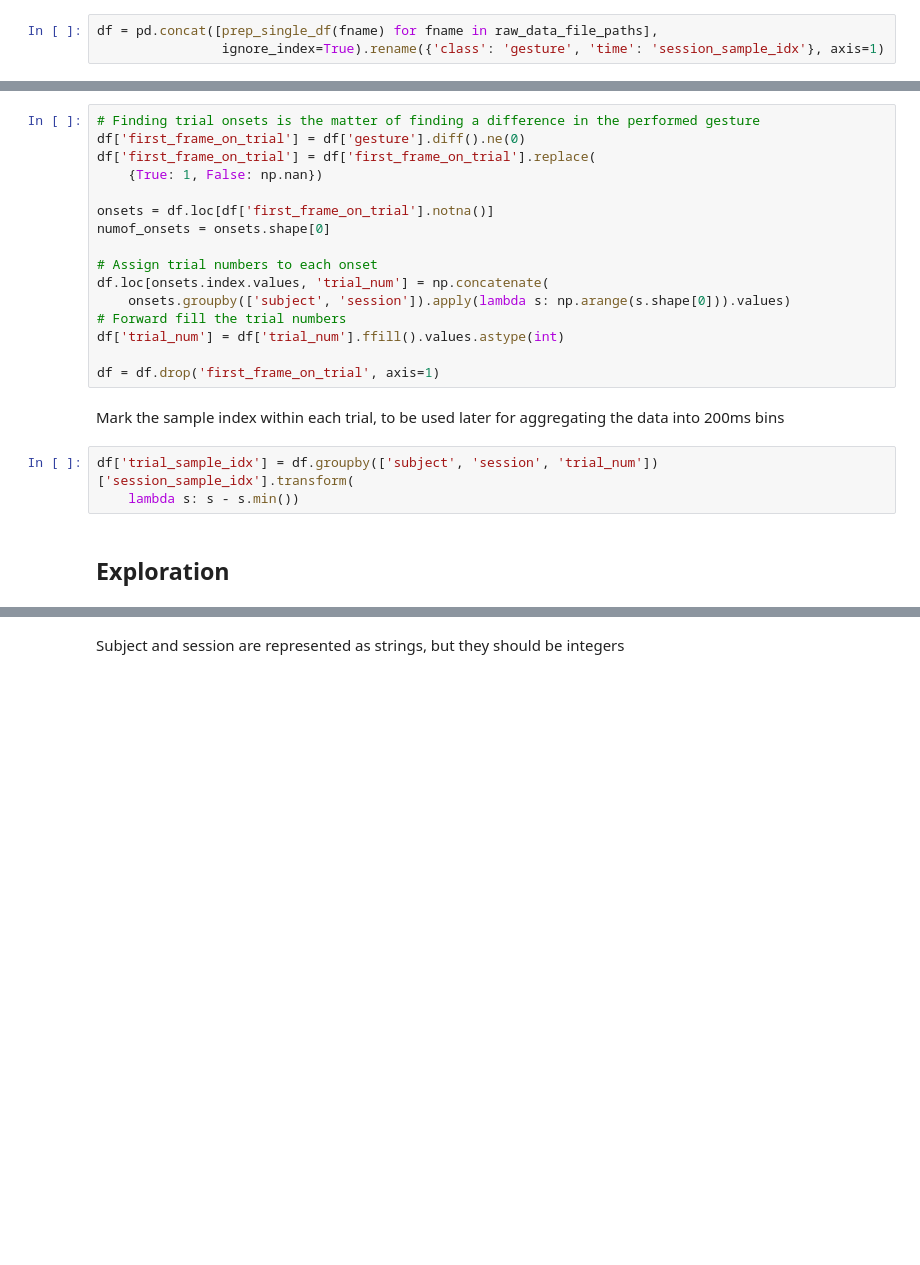
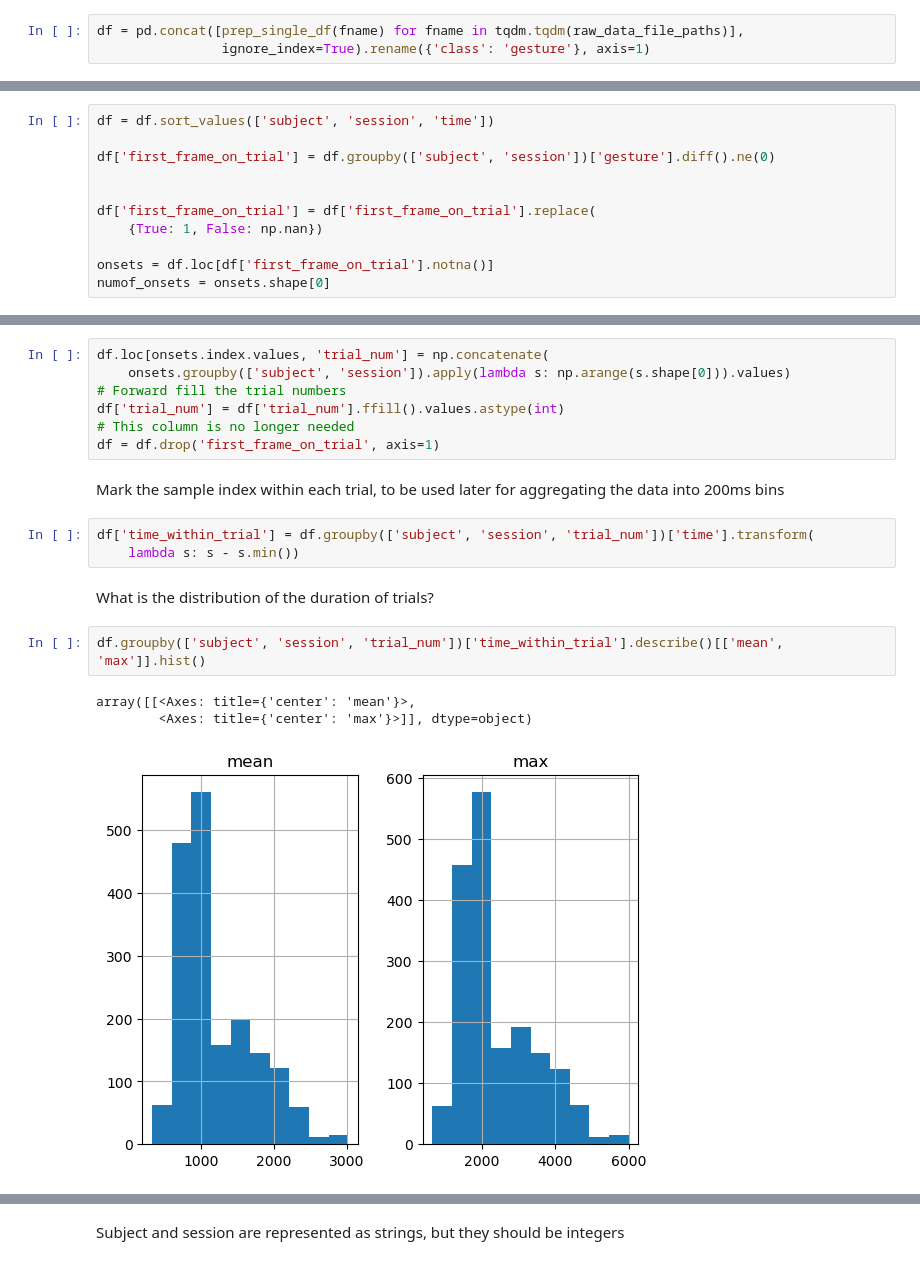
Before and after one commit to EitanHemed/emg-gestures, a Jupyter notebook: notebooks/preperation-exploration.ipynb, the cells around one changed output, grey strips where cells are left out. Saved outputs shown, nothing was run; the diff lists cells and outputs as text; blank space fills up the shorter version.

```diff
--- a/notebooks/preperation-exploration.ipynb
+++ b/notebooks/preperation-exploration.ipynb
@@ -93,7 +121,7 @@ Supported by the Ministry of Education and Science of the Russian Federation in
 # %%
 raw_data_file_paths = glob.glob('../input-data/*/*.txt')
 # %%
-df = pd.concat([prep_single_df(fname) for fname in raw_data_file_paths],
-                ignore_index=True).rename({'class': 'gesture', 'time': 'session_sample_idx'}, axis=1)
+df = pd.concat([prep_single_df(fname) for fname in tqdm.tqdm(raw_data_file_paths)],
+                ignore_index=True).rename({'class': 'gesture'}, axis=1)
 # %% [markdown]
 ## Wrangling and tidying
@@ -101,0 +146,11 @@ Partition each session into trials, where on each trial a different gesture is p
+# %%
+df = df.sort_values(['subject', 'session', 'time'])
+
+df['first_frame_on_trial'] = df.groupby(['subject', 'session'])['gesture'].diff().ne(0)
+
+
+df['first_frame_on_trial'] = df['first_frame_on_trial'].replace(
+    {True: 1, False: np.nan})
+
+onsets = df.loc[df['first_frame_on_trial'].notna()]
+numof_onsets = onsets.shape[0]
@@ -102,23 +159,20 @@ Partition each session into trials, where on each trial a different gesture is p
 # %%
-# Finding trial onsets is the matter of finding a difference in the performed gesture
-df['first_frame_on_trial'] = df['gesture'].diff().ne(0)
-df['first_frame_on_trial'] = df['first_frame_on_trial'].replace(
-    {True: 1, False: np.nan})
-
-onsets = df.loc[df['first_frame_on_trial'].notna()]
-numof_onsets = onsets.shape[0]
-
-# Assign trial numbers to each onset
 df.loc[onsets.index.values, 'trial_num'] = np.concatenate(
     onsets.groupby(['subject', 'session']).apply(lambda s: np.arange(s.shape[0])).values)
 # Forward fill the trial numbers
 df['trial_num'] = df['trial_num'].ffill().values.astype(int)
-
+# This column is no longer needed
 df = df.drop('first_frame_on_trial', axis=1)
 # %% [markdown]
 Mark the sample index within each trial, to be used later for aggregating the data into 200ms bins
 # %%
-df['trial_sample_idx'] = df.groupby(['subject', 'session', 'trial_num'])['session_sample_idx'].transform(
+df['time_within_trial'] = df.groupby(['subject', 'session', 'trial_num'])['time'].transform(
     lambda s: s - s.min())
-# %% [markdown]
-## Exploration
+# %% [markdown]
+What is the distribution of the duration of trials?
+# %%
+df.groupby(['subject', 'session', 'trial_num'])['time_within_trial'].describe()[['mean', 'max']].hist()
+# %% [output]
+array([[<Axes: title={'center': 'mean'}>,
+        <Axes: title={'center': 'max'}>]], dtype=object)
+[figure, added]
```
Also changed, not shown: parts of 54 cells of this notebook.
